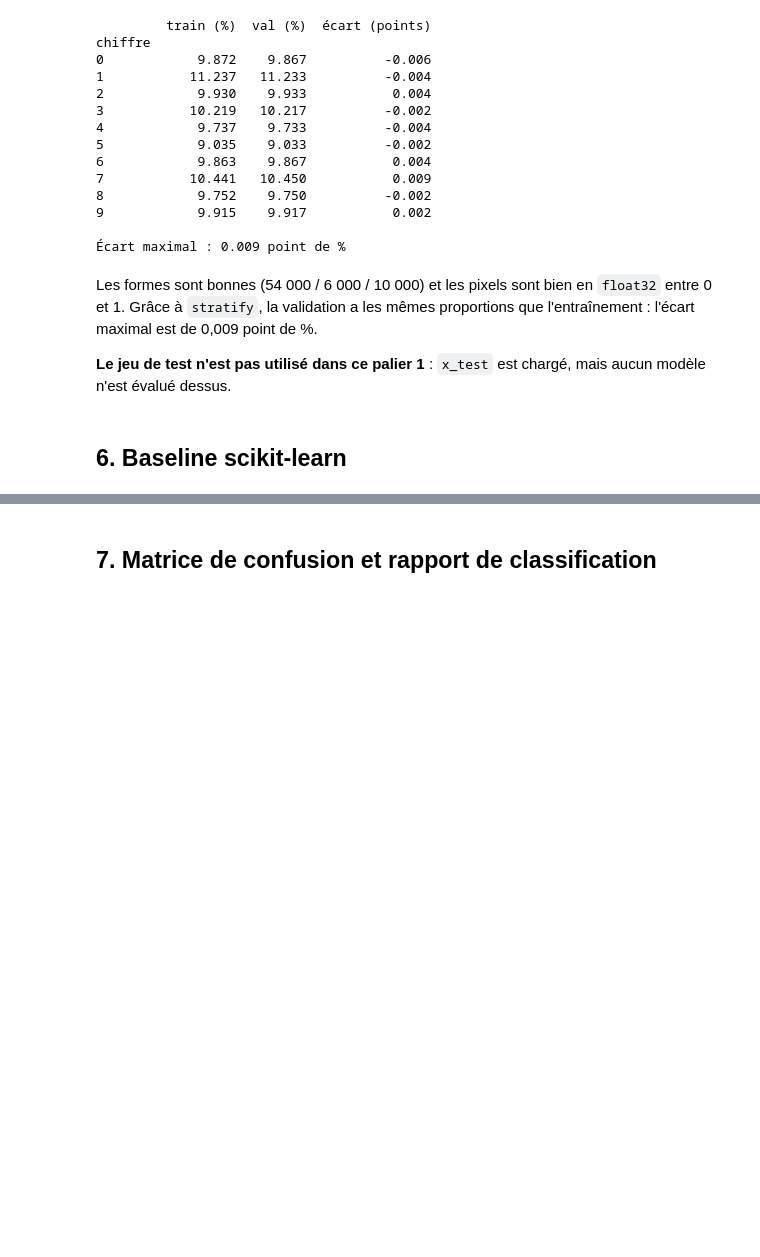
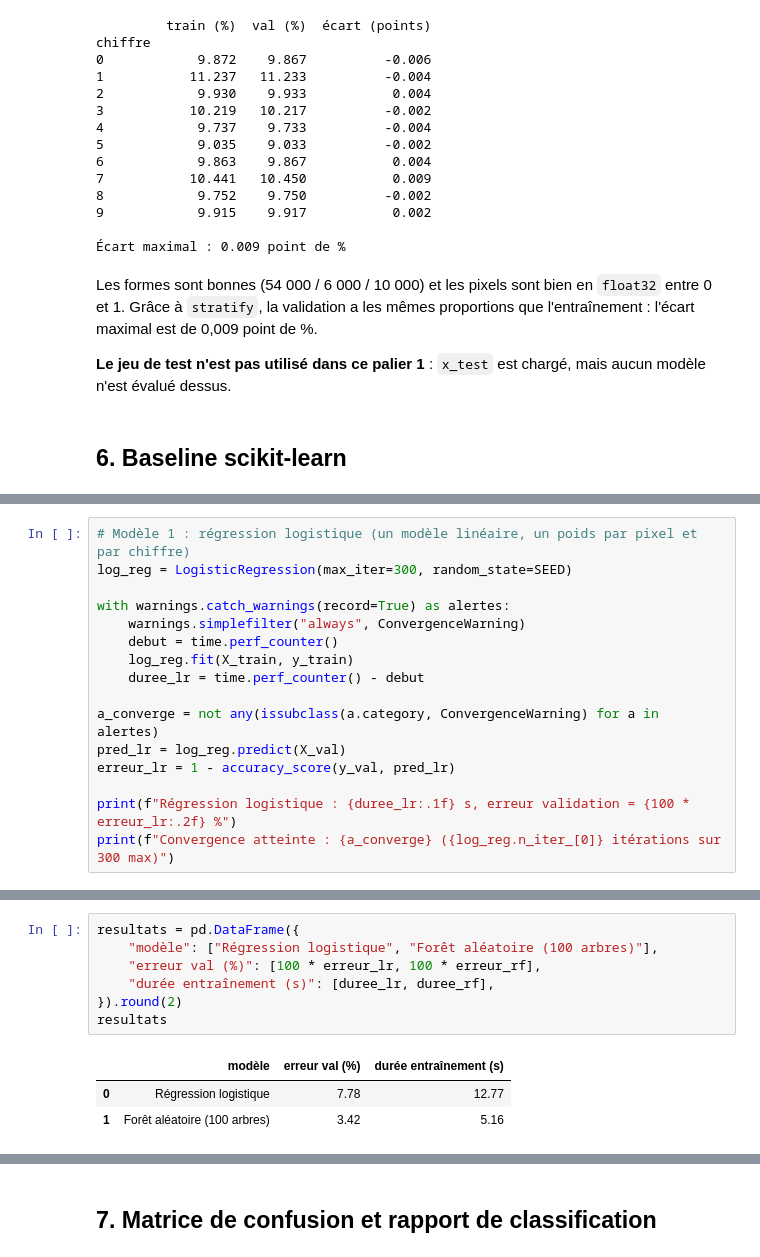
Before and after one commit to TheGoatLucien/handwritten_digits, a Jupyter notebook: notebooks/01_donnees_baseline.ipynb, the cells around one changed output, grey strips where cells are left out. Cells and saved outputs as stored; diff of their text form; blank space fills up the shorter version.

```diff
--- a/notebooks/01_donnees_baseline.ipynb
+++ b/notebooks/01_donnees_baseline.ipynb
@@ -200,0 +217,16 @@ Les formes sont bonnes (54 000 / 6 000 / 10 000) et les pixels sont bien en `flo
+# %%
+# Modèle 1 : régression logistique (un modèle linéaire, un poids par pixel et par chiffre)
+log_reg = LogisticRegression(max_iter=300, random_state=SEED)
+
+with warnings.catch_warnings(record=True) as alertes:
+    warnings.simplefilter("always", ConvergenceWarning)
+    debut = time.perf_counter()
+    log_reg.fit(X_train, y_train)
+    duree_lr = time.perf_counter() - debut
+
+a_converge = not any(issubclass(a.category, ConvergenceWarning) for a in alertes)
+pred_lr = log_reg.predict(X_val)
+erreur_lr = 1 - accuracy_score(y_val, pred_lr)
+
+print(f"Régression logistique : {duree_lr:.1f} s, erreur validation = {100 * erreur_lr:.2f} %")
+print(f"Convergence atteinte : {a_converge} ({log_reg.n_iter_[0]} itérations sur 300 max)")
@@ -200,0 +250,11 @@ Les formes sont bonnes (54 000 / 6 000 / 10 000) et les pixels sont bien en `flo
+# %%
+resultats = pd.DataFrame({
+    "modèle": ["Régression logistique", "Forêt aléatoire (100 arbres)"],
+    "erreur val (%)": [100 * erreur_lr, 100 * erreur_rf],
+    "durée entraînement (s)": [duree_lr, duree_rf],
+}).round(2)
+resultats
+# %% [output]
+|  | modèle | erreur val (%) | durée entraînement (s) |
+| 0 | Régression logistique | 7.78 | 12.77 |
+| 1 | Forêt aléatoire (100 arbres) | 3.42 | 5.16 |
```
Also changed, not shown: parts of 12 cells of this notebook, 2 other files.
